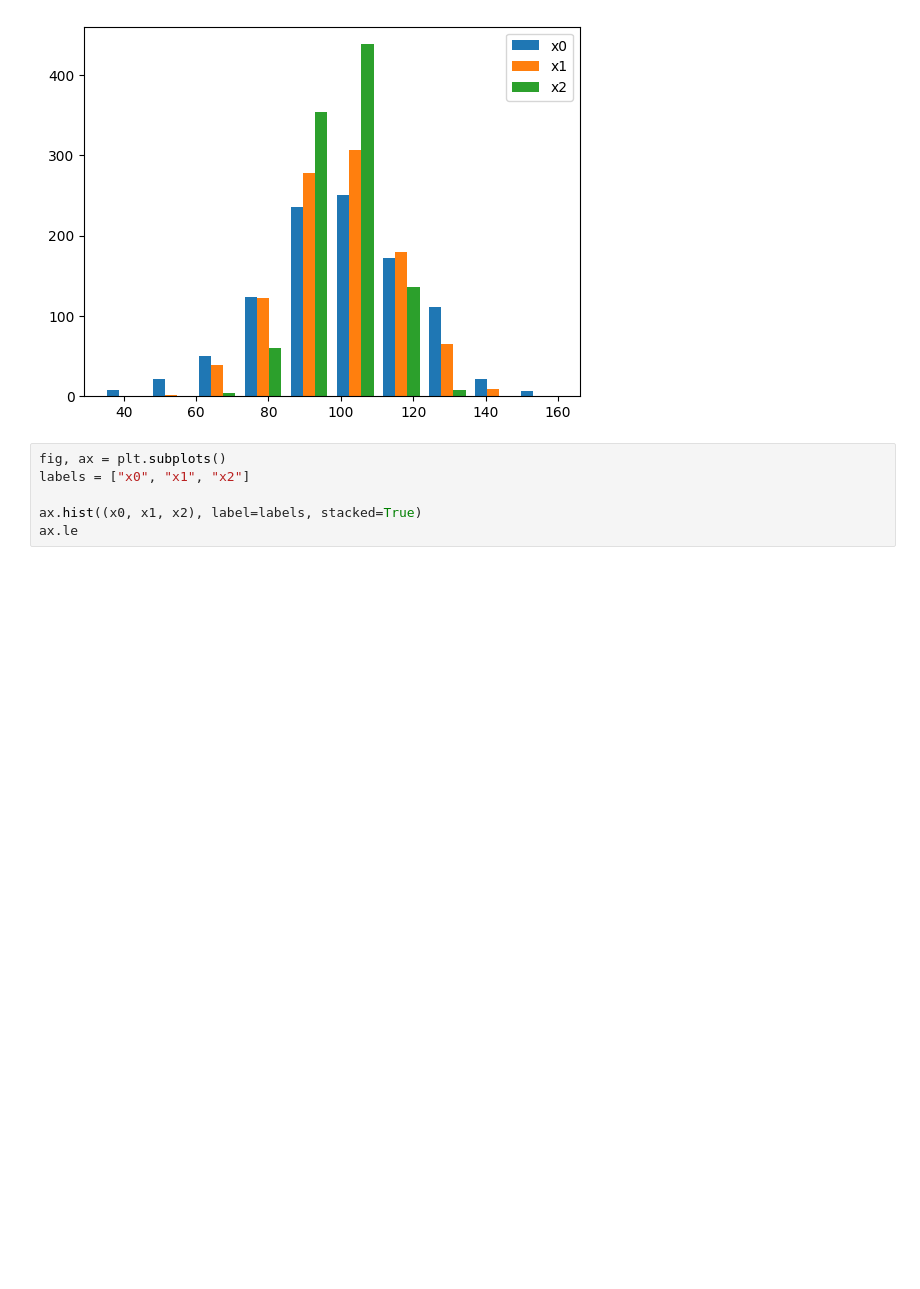
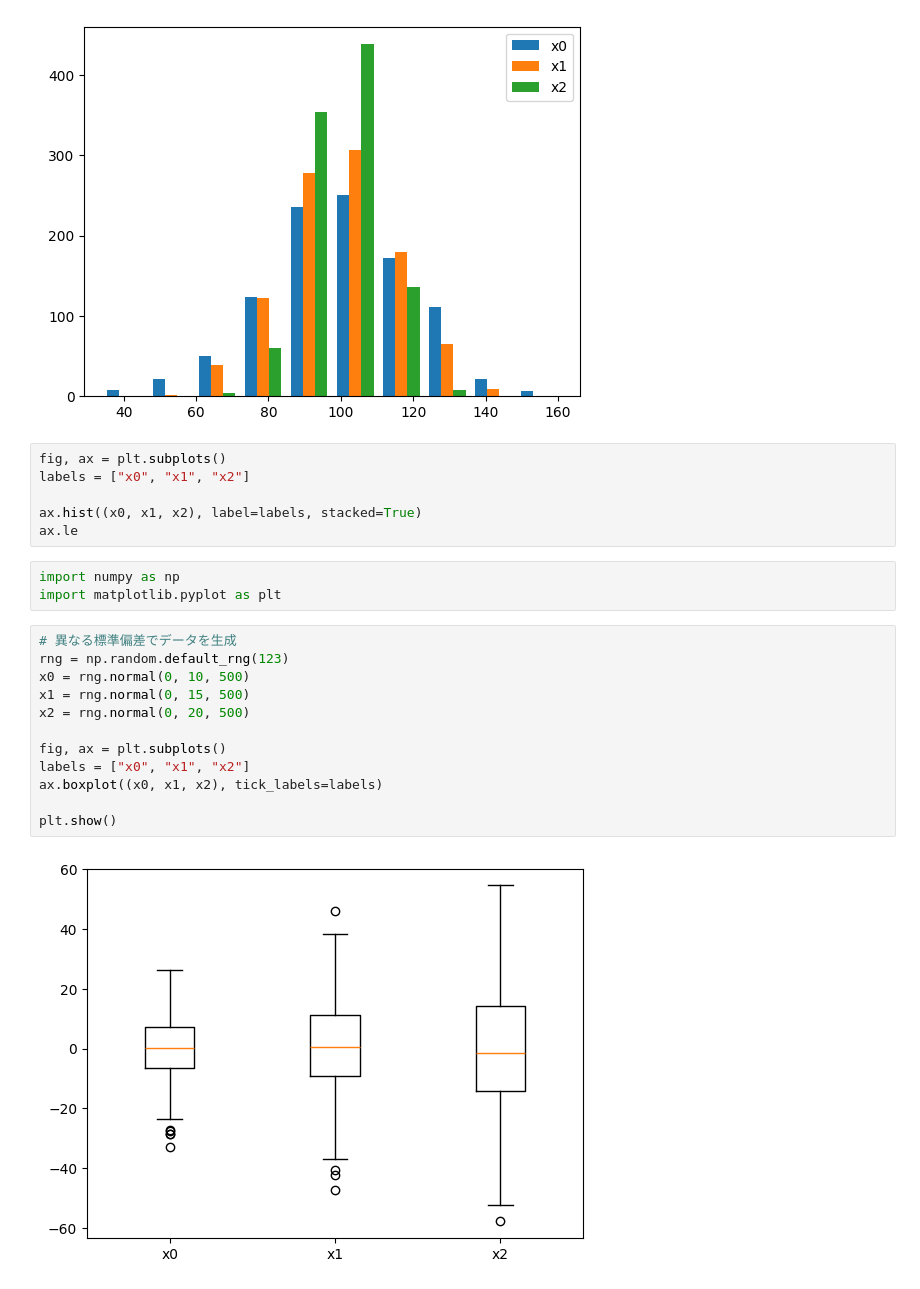
Before and after one commit to tks930828/python-traing, a Jupyter notebook: Matplotlib.ipynb, the cells around one changed output. Cells and saved outputs as stored; diff of their text form; blank space fills up the shorter version.

```diff
--- a/Matplotlib.ipynb
+++ b/Matplotlib.ipynb
@@ -285,3 +285,20 @@ labels = ["x0", "x1", "x2"]
 
 ax.hist((x0, x1, x2), label=labels, stacked=True)
 ax.le
+# %%
+import numpy as np
+import matplotlib.pyplot as plt
+# %%
+# 異なる標準偏差でデータを生成
+rng = np.random.default_rng(123)
+x0 = rng.normal(0, 10, 500)
+x1 = rng.normal(0, 15, 500)
+x2 = rng.normal(0, 20, 500)
+
+fig, ax = plt.subplots()
+labels = ["x0", "x1", "x2"]
+ax.boxplot((x0, x1, x2), tick_labels=labels)
+
+plt.show()
+# %% [output]
+[figure, added]
```
Also changed, not shown: parts of 1 cell of this notebook.
